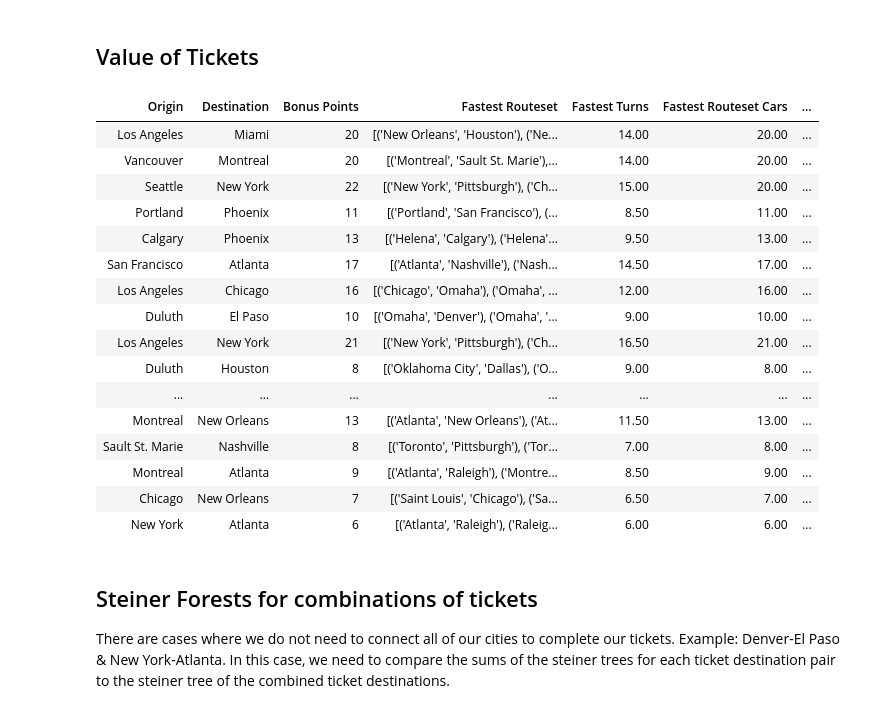
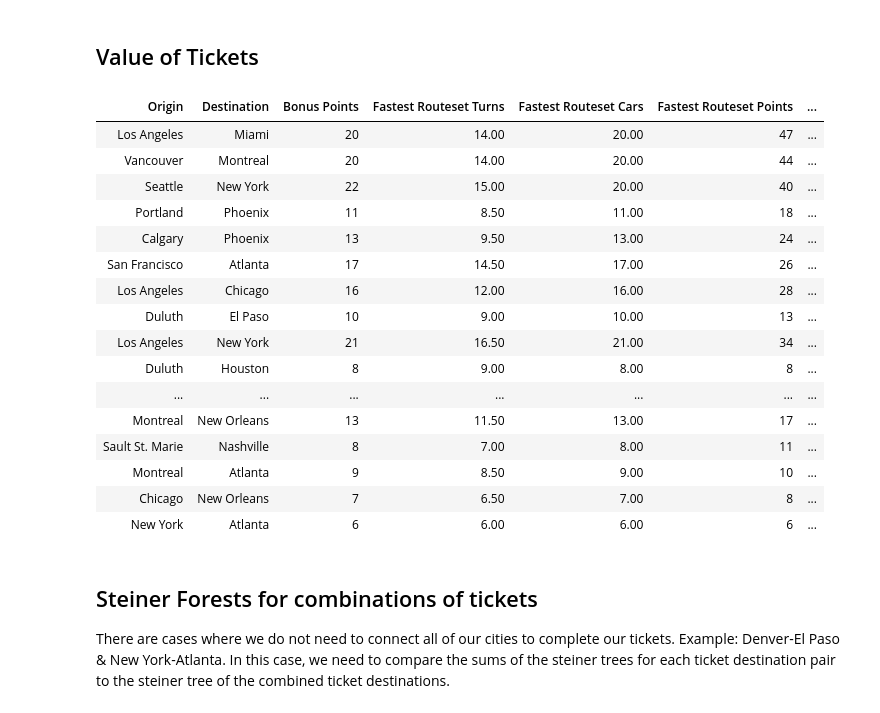
Before and after one commit to jbadlato/jbadlato.github.io, a Jupyter notebook: ticket-to-ride.ipynb, the cells around one changed output. Saved outputs shown, nothing was run; the diff lists cells and outputs as text; code cells hidden in the pictures.

Commit message:
better formatting/display for route sets

```diff
--- a/ticket-to-ride.ipynb
+++ b/ticket-to-ride.ipynb
@@ -166,62 +166,68 @@ def get_highest_point_per_turn_tree(cities: List[str]):
 # %%
 # Build ticket data frame
 TICKETS = pd.read_csv("america_tickets.csv")
 # TICKETS["Fastest Turns to Claim"], TICKETS["Path"]] =
-TICKETS[["Fastest Routeset", "Fastest Turns"]] = TICKETS.apply(lambda x: get_fastest_tree([x["Origin"], x["Destination"]]), axis=1)
+TICKETS[["Fastest Routeset", "Fastest Routeset Turns"]] = TICKETS.apply(lambda x: get_fastest_tree([x["Origin"], x["Destination"]]), axis=1)
 TICKETS["Fastest Routeset Cars"] = TICKETS.apply(lambda x: get_routeset_cars(x["Fastest Routeset"]), axis=1)
 TICKETS["Fastest Routeset Points"] = TICKETS.apply(lambda x: get_routeset_points(x["Fastest Routeset"]), axis=1)
-TICKETS["Fastest Routeset Points per Turn"] = TICKETS.apply(lambda x: x["Fastest Routeset Points"]/x["Fastest Turns"], axis=1)
-TICKETS["Fastest Routeset Cars per Turn"] = TICKETS.apply(lambda x: x["Fastest Routeset Cars"]/x["Fastest Turns"], axis=1)
-TICKETS["Fastest Routeset Total Points per Turn"] = TICKETS.apply(lambda x: (x["Bonus Points"]+x["Fastest Routeset Points"])/x["Fastest Turns"], axis=1)
+TICKETS["Fastest Routeset Points per Turn"] = TICKETS.apply(lambda x: x["Fastest Routeset Points"]/x["Fastest Routeset Turns"], axis=1)
+TICKETS["Fastest Routeset Cars per Turn"] = TICKETS.apply(lambda x: x["Fastest Routeset Cars"]/x["Fastest Routeset Turns"], axis=1)
+TICKETS["Fastest Routeset Total Points per Turn"] = TICKETS.apply(lambda x: (x["Bonus Points"]+x["Fastest Routeset Points"])/x["Fastest Routeset Turns"], axis=1)
 
-TICKETS[["Highest PpT Routeset", "Highest PpT Turns"]] = TICKETS.apply(lambda x: get_highest_point_per_turn_tree([x["Origin"], x["Destination"]]), axis=1)
+TICKETS[["Highest PpT Routeset", "Highest PpT Routeset Turns"]] = TICKETS.apply(lambda x: get_highest_point_per_turn_tree([x["Origin"], x["Destination"]]), axis=1)
 TICKETS["Highest PpT Routeset Cars"] = TICKETS.apply(lambda x: get_routeset_cars(x["Highest PpT Routeset"]), axis=1)
 TICKETS["Highest PpT Routeset Points"] = TICKETS.apply(lambda x: get_routeset_points(x["Highest PpT Routeset"]), axis=1)
-TICKETS["Highest PpT Routeset Points per Turn"] = TICKETS.apply(lambda x: x["Highest PpT Routeset Points"]/x["Highest PpT Turns"], axis=1)
-TICKETS["Highest PpT Routeset Cars per Turn"] = TICKETS.apply(lambda x: x["Highest PpT Routeset Cars"]/x["Highest PpT Turns"], axis=1)
-TICKETS["Highest PpT Routeset Total Points per Turn"] = TICKETS.apply(lambda x: (x["Bonus Points"]+x["Highest PpT Routeset Points"])/x["Highest PpT Turns"], axis=1)
+TICKETS["Highest PpT Routeset Points per Turn"] = TICKETS.apply(lambda x: x["Highest PpT Routeset Points"]/x["Highest PpT Routeset Turns"], axis=1)
+TICKETS["Highest PpT Routeset Cars per Turn"] = TICKETS.apply(lambda x: x["Highest PpT Routeset Cars"]/x["Highest PpT Routeset Turns"], axis=1)
+TICKETS["Highest PpT Routeset Total Points per Turn"] = TICKETS.apply(lambda x: (x["Bonus Points"]+x["Highest PpT Routeset Points"])/x["Highest PpT Routeset Turns"], axis=1)
 
 def set_style(styler):
-    styler.background_gradient(axis=None,cmap=sns.dark_palette("seagreen", as_cmap=True), subset=["Bonus Points"])
-    styler.background_gradient(axis=None,cmap=sns.dark_palette("seagreen", as_cmap=True), subset=["Fastest Routeset Cars"])
-    styler.background_gradient(axis=None,cmap=sns.dark_palette("seagreen", as_cmap=True), subset=["Fastest Routeset Points"])
-    styler.background_gradient(axis=None,cmap=sns.dark_palette("seagreen", as_cmap=True), subset=["Fastest Routeset Points per Turn"])
-    styler.background_gradient(axis=None,cmap=sns.dark_palette("seagreen", as_cmap=True), subset=["Fastest Routeset Cars per Turn"])
-    styler.background_gradient(axis=None,cmap=sns.dark_palette("seagreen", as_cmap=True), subset=["Fastest Routeset Total Points per Turn"])
-    styler.background_gradient(axis=None,cmap=sns.dark_palette("seagreen", as_cmap=True), subset=["Fastest Routeset Total Points per Turn"])
-    styler.background_gradient(axis=None,cmap=sns.dark_palette("seagreen", as_cmap=True).reversed(), subset=["Fastest Turns"])
-
-    styler.background_gradient(axis=None,cmap=sns.dark_palette("seagreen", as_cmap=True), subset=["Highest PpT Routeset Cars"])
-    styler.background_gradient(axis=None,cmap=sns.dark_palette("seagreen", as_cmap=True), subset=["Highest PpT Routeset Points"])
-    styler.background_gradient(axis=None,cmap=sns.dark_palette("seagreen", as_cmap=True), subset=["Highest PpT Routeset Points per Turn"])
-    styler.background_gradient(axis=None,cmap=sns.dark_palette("seagreen", as_cmap=True), subset=["Highest PpT Routeset Cars per Turn"])
-    styler.background_gradient(axis=None,cmap=sns.dark_palette("seagreen", as_cmap=True), subset=["Highest PpT Routeset Total Points per Turn"])
-    styler.background_gradient(axis=None,cmap=sns.dark_palette("seagreen", as_cmap=True), subset=["Highest PpT Routeset Total Points per Turn"])
-    styler.background_gradient(axis=None,cmap=sns.dark_palette("seagreen", as_cmap=True).reversed(), subset=["Highest PpT Turns"])
+    fastest_route_color = "green"
+    styler.background_gradient(axis=None,cmap=sns.dark_palette("yellow", as_cmap=True), subset=["Bonus Points"])
+    styler.background_gradient(axis=None,cmap=sns.dark_palette(fastest_route_color, as_cmap=True), subset=["Fastest Routeset Cars"])
+    styler.background_gradient(axis=None,cmap=sns.dark_palette(fastest_route_color, as_cmap=True), subset=["Fastest Routeset Points"])
+    styler.background_gradient(axis=None,cmap=sns.dark_palette(fastest_route_color, as_cmap=True), subset=["Fastest Routeset Points per Turn"])
+    styler.background_gradient(axis=None,cmap=sns.dark_palette(fastest_route_color, as_cmap=True), subset=["Fastest Routeset Cars per Turn"])
+    styler.background_gradient(axis=None,cmap=sns.dark_palette(fastest_route_color, as_cmap=True), subset=["Fastest Routeset Total Points per Turn"])
+    styler.background_gradient(axis=None,cmap=sns.dark_palette(fastest_route_color, as_cmap=True), subset=["Fastest Routeset Total Points per Turn"])
+    styler.background_gradient(axis=None,cmap=sns.dark_palette(fastest_route_color, as_cmap=True).reversed(), subset=["Fastest Routeset Turns"])
+    highest_ppt_route_color = "blue"
+    styler.background_gradient(axis=None,cmap=sns.dark_palette(highest_ppt_route_color, as_cmap=True), subset=["Highest PpT Routeset Cars"])
+    styler.background_gradient(axis=None,cmap=sns.dark_palette(highest_ppt_route_color, as_cmap=True), subset=["Highest PpT Routeset Points"])
+    styler.background_gradient(axis=None,cmap=sns.dark_palette(highest_ppt_route_color, as_cmap=True), subset=["Highest PpT Routeset Points per Turn"])
+    styler.background_gradient(axis=None,cmap=sns.dark_palette(highest_ppt_route_color, as_cmap=True), subset=["Highest PpT Routeset Cars per Turn"])
+    styler.background_gradient(axis=None,cmap=sns.dark_palette(highest_ppt_route_color, as_cmap=True), subset=["Highest PpT Routeset Total Points per Turn"])
+    styler.background_gradient(axis=None,cmap=sns.dark_palette(highest_ppt_route_color, as_cmap=True), subset=["Highest PpT Routeset Total Points per Turn"])
+    styler.background_gradient(axis=None,cmap=sns.dark_palette(highest_ppt_route_color, as_cmap=True).reversed(), subset=["Highest PpT Routeset Turns"])
     styler.hide(axis=0) # Hides index column
-    # styler.hide(axis=1, subset=["Fastest Routeset", "Highest PpT Routeset"]) # TODO: find a better way to display?
+    styler.set_tooltips(
+        pd.DataFrame({
+            "Fastest Routeset Turns": TICKETS["Fastest Routeset"].apply(lambda x: "\n".join(["-".join(y) for y in x])),
+            "Highest PpT Routeset Turns": TICKETS["Highest PpT Routeset"].apply(lambda x: "\n".join(["-".join(y) for y in x])),
+        }), as_title_attribute=True)
+    styler.hide(axis=1, subset=["Fastest Routeset", "Highest PpT Routeset"]) # TODO: find a better way to display?
     styler.format(precision=0, subset=["Bonus Points", "Fastest Routeset Cars", "Highest PpT Routeset Cars"])
     styler.format(precision=2)
     return styler
 TICKETS.sort_values("Highest PpT Routeset Total Points per Turn", ascending=False).style.pipe(set_style)
 # %% [output]
-| Origin | Destination | Bonus Points | Fastest Routeset | Fastest Turns | Fastest Routeset Cars | ... |
-| Los Angeles | Miami | 20 | [('New Orleans', 'Houston'), ('Ne... | 14.00 | 20.00 | ... |
-| Vancouver | Montreal | 20 | [('Montreal', 'Sault St. Marie'),... | 14.00 | 20.00 | ... |
-| Seattle | New York | 22 | [('New York', 'Pittsburgh'), ('Ch... | 15.00 | 20.00 | ... |
-| Portland | Phoenix | 11 | [('Portland', 'San Francisco'), (... | 8.50 | 11.00 | ... |
-| Calgary | Phoenix | 13 | [('Helena', 'Calgary'), ('Helena'... | 9.50 | 13.00 | ... |
-| San Francisco | Atlanta | 17 | [('Atlanta', 'Nashville'), ('Nash... | 14.50 | 17.00 | ... |
-| Los Angeles | Chicago | 16 | [('Chicago', 'Omaha'), ('Omaha', ... | 12.00 | 16.00 | ... |
-| Duluth | El Paso | 10 | [('Omaha', 'Denver'), ('Omaha', '... | 9.00 | 10.00 | ... |
-| Los Angeles | New York | 21 | [('New York', 'Pittsburgh'), ('Ch... | 16.50 | 21.00 | ... |
-| Duluth | Houston | 8 | [('Oklahoma City', 'Dallas'), ('O... | 9.00 | 8.00 | ... |
+| Origin | Destination | Bonus Points | Fastest Routeset Turns | Fastest Routeset Cars | Fastest Routeset Points | ... |
+| Los Angeles | Miami | 20 | 14.00 | 20.00 | 47 | ... |
+| Vancouver | Montreal | 20 | 14.00 | 20.00 | 44 | ... |
+| Seattle | New York | 22 | 15.00 | 20.00 | 40 | ... |
+| Portland | Phoenix | 11 | 8.50 | 11.00 | 18 | ... |
+| Calgary | Phoenix | 13 | 9.50 | 13.00 | 24 | ... |
+| San Francisco | Atlanta | 17 | 14.50 | 17.00 | 26 | ... |
+| Los Angeles | Chicago | 16 | 12.00 | 16.00 | 28 | ... |
+| Duluth | El Paso | 10 | 9.00 | 10.00 | 13 | ... |
+| Los Angeles | New York | 21 | 16.50 | 21.00 | 34 | ... |
+| Duluth | Houston | 8 | 9.00 | 8.00 | 8 | ... |
 | ... | ... | ... | ... | ... | ... | ... |
-| Montreal | New Orleans | 13 | [('Atlanta', 'New Orleans'), ('At... | 11.50 | 13.00 | ... |
-| Sault St. Marie | Nashville | 8 | [('Toronto', 'Pittsburgh'), ('Tor... | 7.00 | 8.00 | ... |
-| Montreal | Atlanta | 9 | [('Atlanta', 'Raleigh'), ('Montre... | 8.50 | 9.00 | ... |
-| Chicago | New Orleans | 7 | [('Saint Louis', 'Chicago'), ('Sa... | 6.50 | 7.00 | ... |
-| New York | Atlanta | 6 | [('Atlanta', 'Raleigh'), ('Raleig... | 6.00 | 6.00 | ... |
+| Montreal | New Orleans | 13 | 11.50 | 13.00 | 17 | ... |
+| Sault St. Marie | Nashville | 8 | 7.00 | 8.00 | 11 | ... |
+| Montreal | Atlanta | 9 | 8.50 | 9.00 | 10 | ... |
+| Chicago | New Orleans | 7 | 6.50 | 7.00 | 8 | ... |
+| New York | Atlanta | 6 | 6.00 | 6.00 | 6 | ... |
 # %% [markdown]
 ## Steiner Forests for combinations of tickets
 There are cases where we do not need to connect all of our cities to complete our tickets. Example: Denver-El Paso & New York-Atlanta.  In this case, we need to compare the sums of the steiner trees for each ticket destination pair to the steiner tree of the combined ticket destinations.
```
